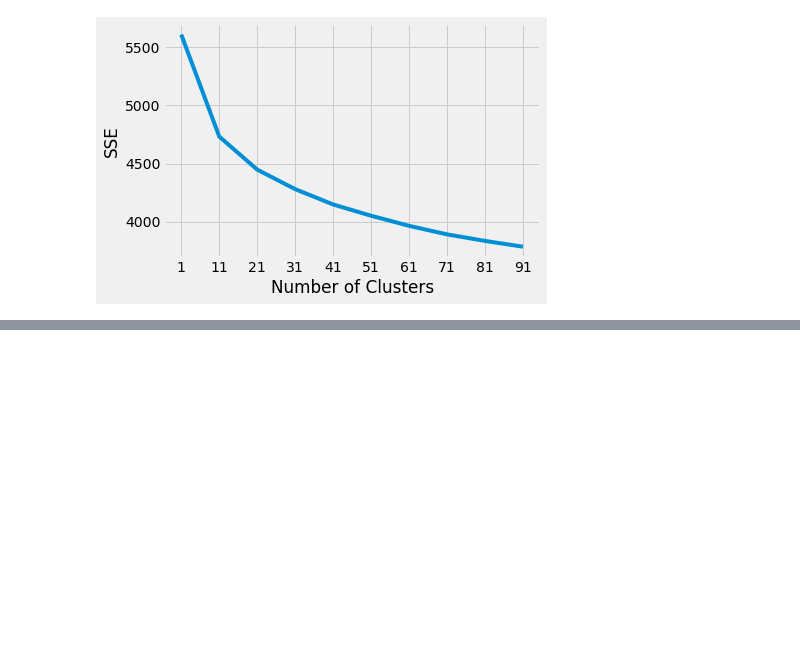
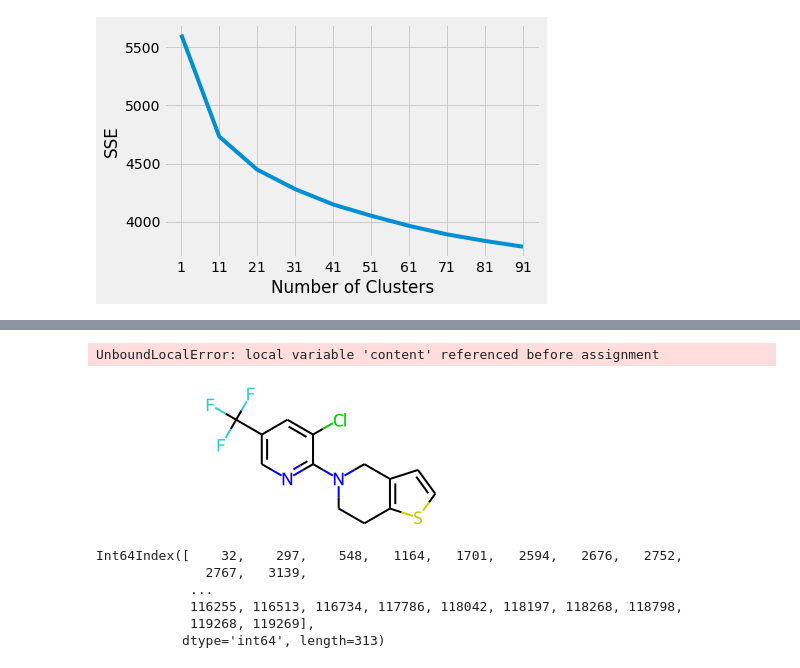
Before and after one commit to quantori/qtr-fingerprint, a Jupyter notebook: notebooks/fingerprint_research.ipynb, the cells around one changed output, grey strips where cells are left out. Drawn from its saved outputs; the diff is of its cells as text; code cells hidden in the pictures; blank space fills up the shorter version.

```diff
--- a/notebooks/fingerprint_research.ipynb
+++ b/notebooks/fingerprint_research.ipynb
@@ -143,0 +133,5 @@ mols[ind[0][5]] # молекула ответа
+# %%
+mols[10507]
+# %% [output]
+UnboundLocalError: local variable 'content' referenced before assignment
+[figure, added]
@@ -143,0 +201,9 @@ mols[ind[0][5]] # молекула ответа
+# %%
+result
+# %% [output]
+Int64Index([    32,    297,    548,   1164,   1701,   2594,   2676,   2752,
+              2767,   3139,
+            ...
+            116255, 116513, 116734, 117786, 118042, 118197, 118268, 118798,
+            119268, 119269],
+           dtype='int64', length=313)
```
Also changed, not shown: parts of 28 cells of this notebook.
